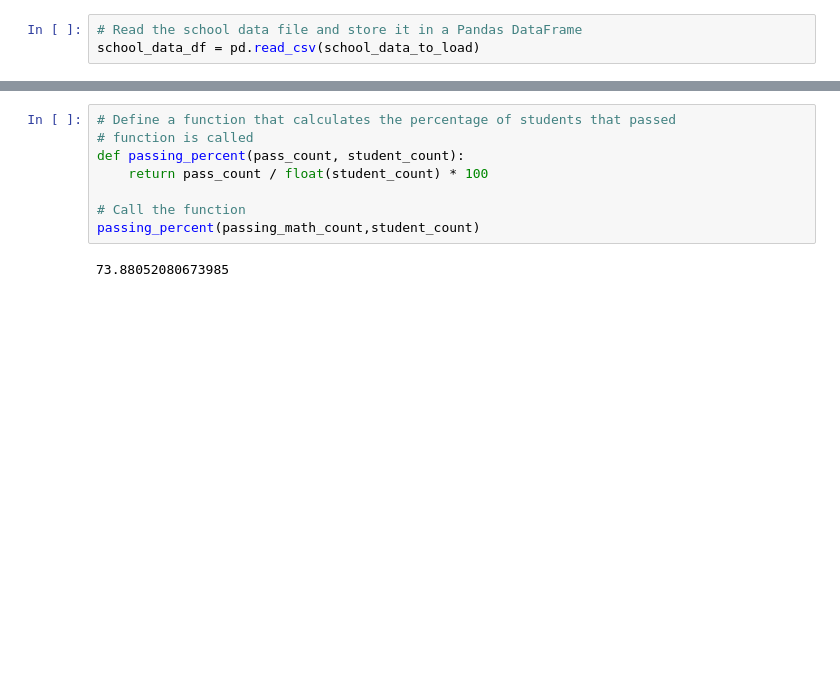
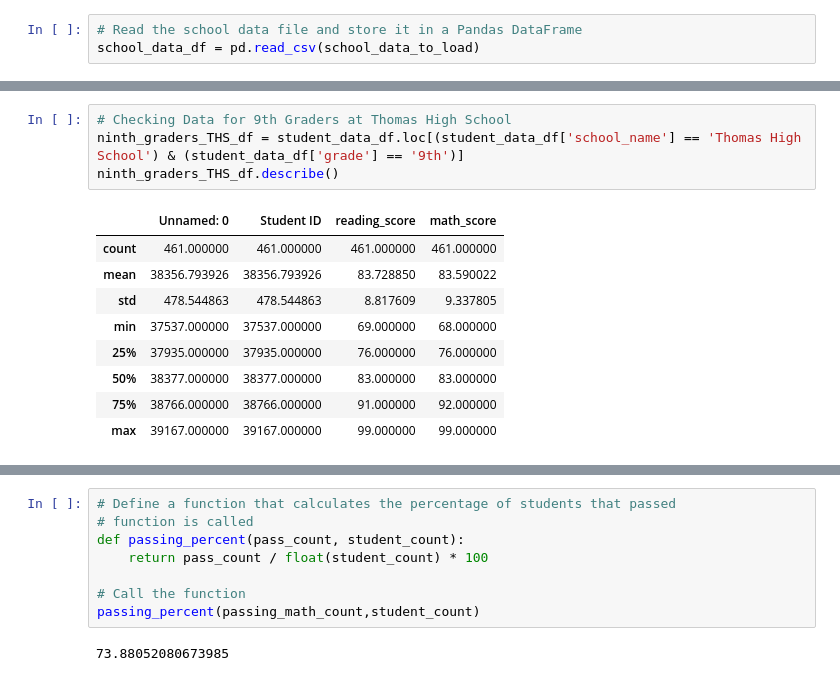
Before and after one commit to TaishiMatsuda/School_District_Analysis, a Jupyter notebook: PyCitySchools_Challenge.ipynb, the cells around one changed output, grey strips where cells are left out. Saved outputs shown, nothing was run; the diff lists cells and outputs as text; blank space fills up the shorter version.

```diff
--- a/PyCitySchools_Challenge.ipynb
+++ b/PyCitySchools_Challenge.ipynb
@@ -24,3 +28,17 @@ student_data_df.tail()
+# %%
+# Checking Data for 9th Graders at Thomas High School
+ninth_graders_THS_df = student_data_df.loc[(student_data_df['school_name'] == 'Thomas High School') & (student_data_df['grade'] == '9th')]
+ninth_graders_THS_df.describe()
+# %% [output]
+|  | Unnamed: 0 | Student ID | reading_score | math_score |
+| count | 461.000000 | 461.000000 | 461.000000 | 461.000000 |
+| mean | 38356.793926 | 38356.793926 | 83.728850 | 83.590022 |
+| std | 478.544863 | 478.544863 | 8.817609 | 9.337805 |
+| min | 37537.000000 | 37537.000000 | 69.000000 | 68.000000 |
+| 25% | 37935.000000 | 37935.000000 | 76.000000 | 76.000000 |
+| 50% | 38377.000000 | 38377.000000 | 83.000000 | 83.000000 |
+| 75% | 38766.000000 | 38766.000000 | 91.000000 | 92.000000 |
+| max | 39167.000000 | 39167.000000 | 99.000000 | 99.000000 |
 # %%
 # Clean Data (Replace 9th Graders at Thomas High School with NaN)
 student_data_df.loc[(student_data_df['school_name'] == 'Thomas High School') & (student_data_df['grade'] == '9th'),
```
Also changed, not shown: parts of 19 cells of this notebook, 12 other files.
